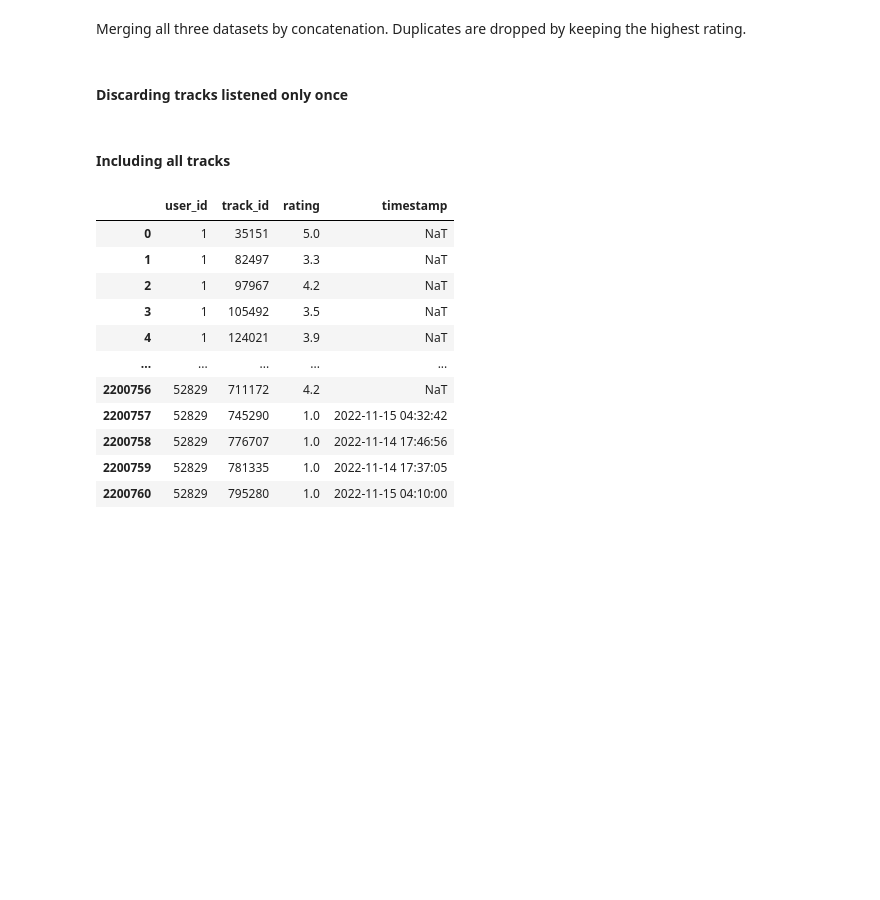
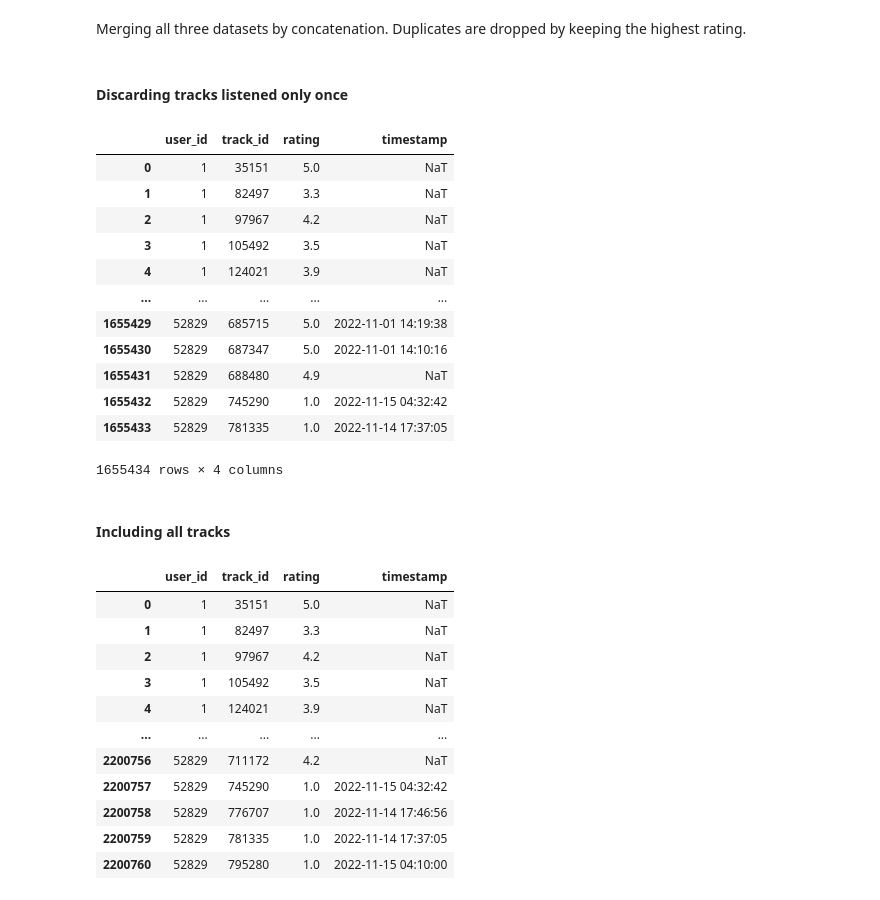
Before and after one commit to Acervans/lastfm_RS, a Jupyter notebook: lastfm_RS/backend/research/generate_data.ipynb, the cells around one changed output. Drawn from its saved outputs; the diff is of its cells as text; code cells hidden in the pictures; blank space fills up the shorter version.

```diff
--- a/lastfm_RS/backend/research/generate_data.ipynb
+++ b/lastfm_RS/backend/research/generate_data.ipynb
@@ -207,5 +202,21 @@ def merge_tracks(track_dfs, discard_min_playcount=True):
 # %% [markdown]
 #### Discarding tracks listened only once
 # %%
-final_ratings = merge_tracks([top_track_ratings, recent_track_ratings, loved_track_ratings])
-final_ratings
+PATH = "../data/recsys_data/all_tracks_ratings.csv"
+
+final_ratings_min = merge_tracks([top_track_ratings, recent_track_ratings, loved_track_ratings])
+final_ratings_min
+# %% [output]
+|  | user_id | track_id | rating | timestamp |
+| 0 | 1 | 35151 | 5.0 | NaT |
+| 1 | 1 | 82497 | 3.3 | NaT |
+| 2 | 1 | 97967 | 4.2 | NaT |
+| 3 | 1 | 105492 | 3.5 | NaT |
+| 4 | 1 | 124021 | 3.9 | NaT |
+| ... | ... | ... | ... | ... |
+| 1655429 | 52829 | 685715 | 5.0 | 2022-11-01 14:19:38 |
+| 1655430 | 52829 | 687347 | 5.0 | 2022-11-01 14:10:16 |
+| 1655431 | 52829 | 688480 | 4.9 | NaT |
+| 1655432 | 52829 | 745290 | 1.0 | 2022-11-15 04:32:42 |
+| 1655433 | 52829 | 781335 | 1.0 | 2022-11-14 17:37:05 |
+1655434 rows × 4 columns
```
Also changed, not shown: parts of 6 cells of this notebook, 11 other files.
